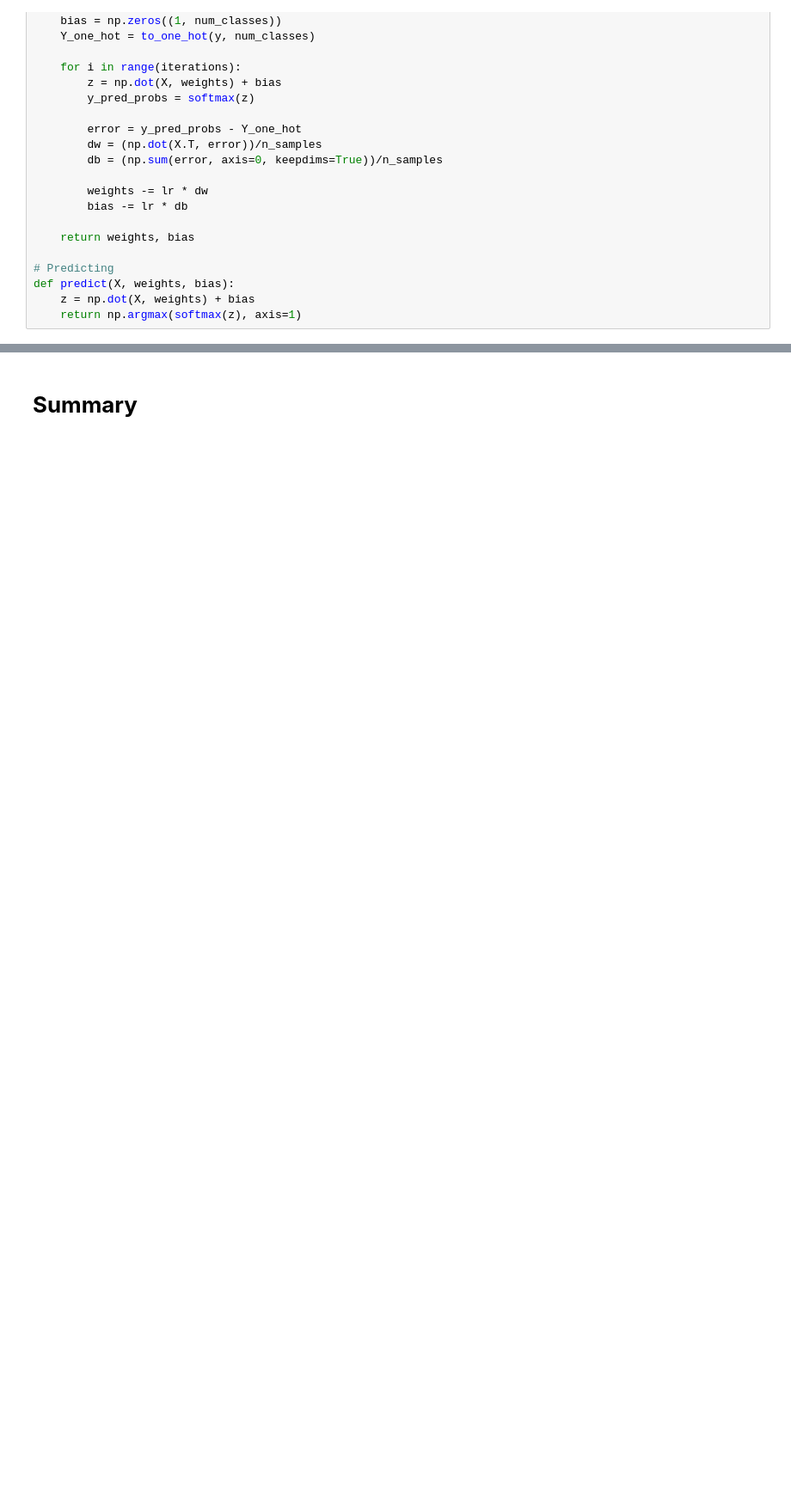
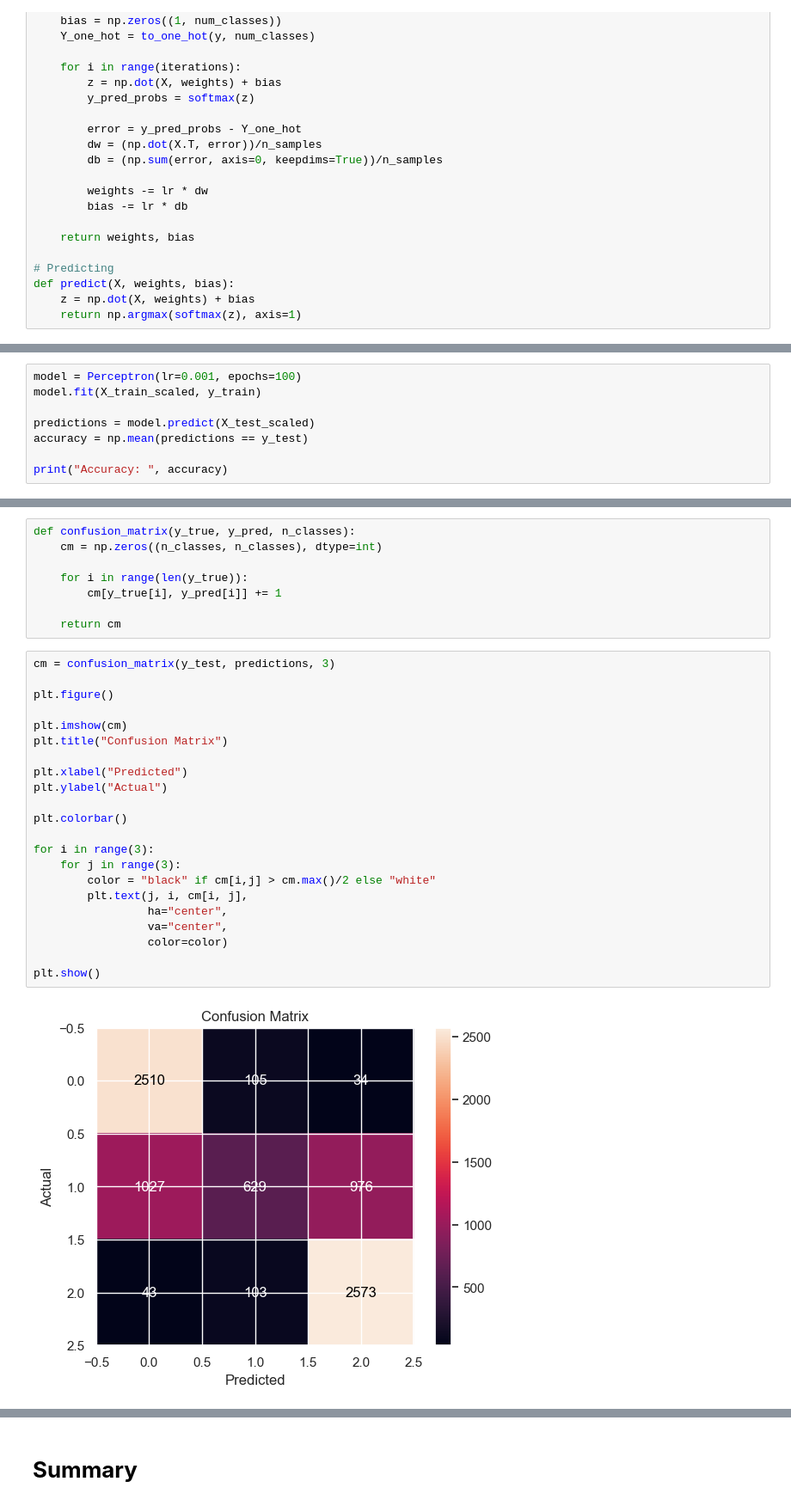
Before and after one commit to GallantGargoyle/ML_Assign1, a Jupyter notebook: ML_Assignment1.ipynb, the cells around one changed output, grey strips where cells are left out. Shown at 86% size. Saved outputs shown, nothing was run; the diff lists cells and outputs as text; blank space fills up the shorter version.

```diff
--- a/ML_Assignment1.ipynb
+++ b/ML_Assignment1.ipynb
@@ -910,0 +963,8 @@ However, it is limited by its method of linear boundaries, which may not account
+# %%
+model = Perceptron(lr=0.001, epochs=100)
+model.fit(X_train_scaled, y_train)
+
+predictions = model.predict(X_test_scaled)
+accuracy = np.mean(predictions == y_test)
+
+print("Accuracy: ", accuracy)
@@ -910,0 +975,32 @@ However, it is limited by its method of linear boundaries, which may not account
+# %%
+def confusion_matrix(y_true, y_pred, n_classes):
+    cm = np.zeros((n_classes, n_classes), dtype=int)
+
+    for i in range(len(y_true)):
+        cm[y_true[i], y_pred[i]] += 1
+
+    return cm
+# %%
+cm = confusion_matrix(y_test, predictions, 3)
+
+plt.figure()
+
+plt.imshow(cm)
+plt.title("Confusion Matrix")
+
+plt.xlabel("Predicted")
+plt.ylabel("Actual")
+
+plt.colorbar()
+
+for i in range(3):
+    for j in range(3):
+        color = "black" if cm[i,j] > cm.max()/2 else "white"
+        plt.text(j, i, cm[i, j],
+                 ha="center",
+                 va="center",
+                 color=color)
+
+plt.show()
+# %% [output]
+[figure, added]
```
Also changed, not shown: parts of 33 cells of this notebook.
